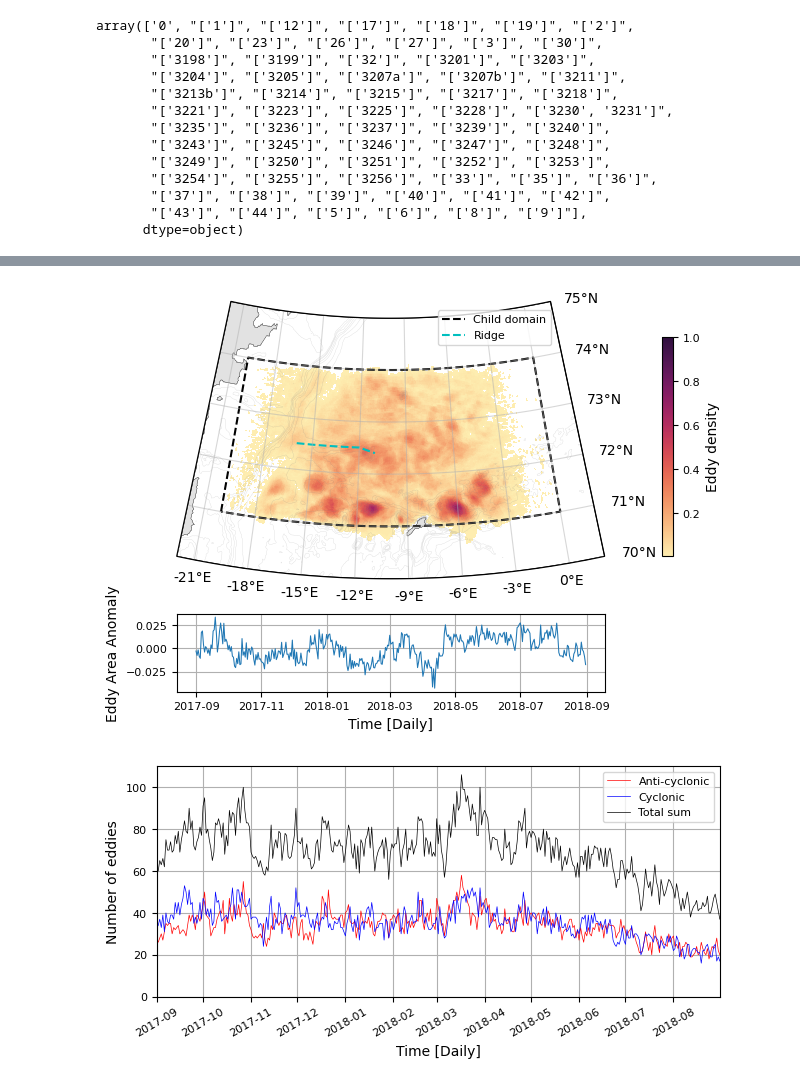
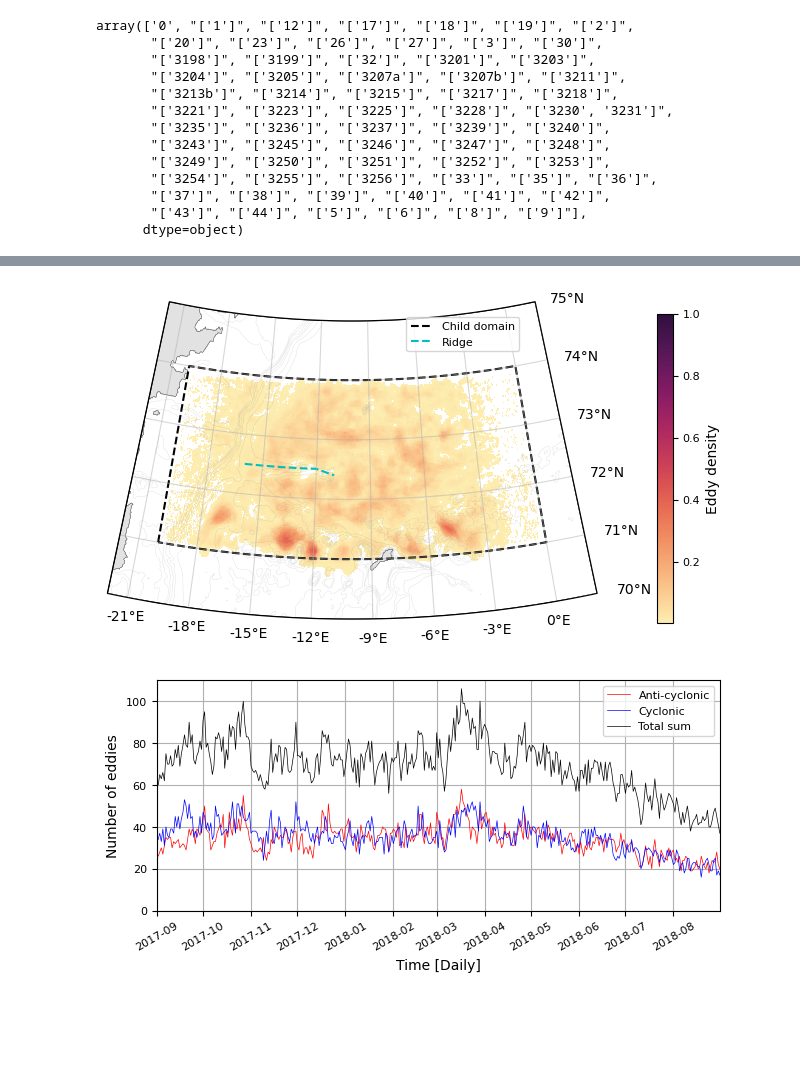
Before and after one commit to EirikKvamme/MScEirik, a Jupyter notebook: Eddies/EddyTrackingProcessing.ipynb, the cells around one changed output, grey strips where cells are left out. Drawn from its saved outputs; the diff is of its cells as text; code cells hidden in the pictures; blank space fills up the shorter version.

```diff
--- a/Eddies/EddyTrackingProcessing.ipynb
+++ b/Eddies/EddyTrackingProcessing.ipynb
@@ -403,5 +480,5 @@ fig.savefig(r'/nird/home/ekv036/MSc/Fig/EddyDurationHist',dpi=300, facecolor='w'
 # %%
-eddy_ID_area = xr.open_dataset('/nird/projects/NS9608K/MSc_EK/Data/EddyResults/Tracking/EddyAreaID.nc')['EddyID']
+# eddy_ID_area = xr.open_dataset('/nird/projects/NS9608K/MSc_EK/Data/EddyResults/Tracking/EddyAreaID.nc')['EddyID']
 Area_r = xr.open_dataset('/nird/projects/NS9608K/MSc_EK/Data/rA.nc')['rA'].sel(X=slice(-20,0),Y=slice(71,74))
 display(Area_r)
 # %% [output]
@@ -409,3 +498,9 @@ TypeError: _ArrayMemoryError.__init__() missing 1 required positional argument:
+# %%
+eddyRegion = xr.open_dataset('/nird/projects/NS9608K/MSc_EK/Data/Eddies_fullYear.nc')['EddyDetection'].sel(Y=slice(70,74),X=slice(-22,0))
+eddyRegion.attrs = {}
+eddyRegion = eddyRegion.assign_attrs(
+    unit="Eddy type (1 == anti-cyclonic, 2 == cyclonic)", description="Outermost closed SSH defined eddy region"
+)
 # %%
 Area = Area_r
 Area_ = Area_r
@@ -449,15 +587,16 @@ eddyDensity = eddyDensity.where(eddyDensity>0)
+# %%
+eddyDensity_AC = eddyDensity_AC.where(eddyDensity_AC>0)
+eddyDensity_C = eddyDensity_C.where(eddyDensity_C>0)
 # %%
-from matplotlib.gridspec import GridSpec
 fig = plt.figure(
     figsize=(6.2217,4.5), layout = 'constrained'
 )
-gs = GridSpec(2, 1, height_ratios=[0.8, 0.2],figure=fig)
 
-ax = fig.add_subplot(gs[0],projection=ccrs.NorthPolarStereo(central_longitude=-10))
+ax = fig.add_subplot(projection=ccrs.NorthPolarStereo(central_longitude=-10))
 
 extent = [-22+10,2+10,70,75]
 
-mesh = ax.pcolormesh(eddyDensity.X,eddyDensity.Y,eddyDensity,cmap=cmo.matter,vmax=1,transform=ccrs.PlateCarree())
+mesh = ax.pcolormesh(eddyDensity_C.X,eddyDensity_C.Y,eddyDensity_C,cmap=cmo.matter,vmax=1,transform=ccrs.PlateCarree())
 cbar = fig.colorbar(mesh, ax=ax, shrink=0.7,pad=0.01)
 cbar.set_label('Eddy density')
 
@@ -528,39 +667,39 @@ ax.add_patch(patch)
 # Set the boundary using the transformed path
 ax.set_boundary(patch.get_path(), transform=ax.transData)
 
 # Add gridlines without labels
 gl = ax.gridlines(draw_labels=False,alpha=0.5)
 
 # Manually add the labels for the bottom and right sides
 xticks = np.arange(extent[0]-9, extent[1]-10 + 1, 3)  # Adjust the range and step as needed
 yticks = np.arange(extent[2], extent[3] + 1, 1)  # Adjust the range and step as needed
 
 # Add bottom labels
 for xtick in xticks:
     ax.text(xtick, extent[2]-0.2, f'{xtick}°E', transform=ccrs.PlateCarree(),
             fontsize=10, ha='center', va='top')
 
 # Add right labels
 for ytick in yticks:
     ax.text(extent[1] + 1-10, ytick, f'{ytick}°N', transform=ccrs.PlateCarree(),
             fontsize=10, ha='left', va='center')
 
 ax.legend(loc=(0.61,0.85))
 ######################## ax2
 
-ax2 = fig.add_subplot(gs[1])
-ax2.plot(Area.time,Area-Area.mean(), linewidth = 0.75)
-ax2.set_ylabel('Eddy Area Anomaly')
-ax2.set_xlabel('Time [Daily]')
-ax2.grid()
+# ax2 = fig.add_subplot(gs[1])
+# ax2.plot(Area.time,Area-Area.mean(), linewidth = 0.75)
+# ax2.set_ylabel('Eddy Area Anomaly')
+# ax2.set_xlabel('Time [Daily]')
+# ax2.grid()
 
 
 # Save the figure
 fig.savefig(r'/nird/home/ekv036/MSc/Fig/EddyDensity',dpi=300, facecolor='w', edgecolor='w',
           orientation='landscape', format=None,
           transparent=False, bbox_inches=None,pad_inches=0.25)
 # %% [output]
-[figure, old version]
+[figure, new version]
 # %%
 time_ = np.arange(0,365)
 loc_Max_len_t = [len(eddies_ID_max_t_surf.at[time, 'ID']) for time in time_]
```
Also changed, not shown: parts of 8 cells of this notebook, 4 other files.
